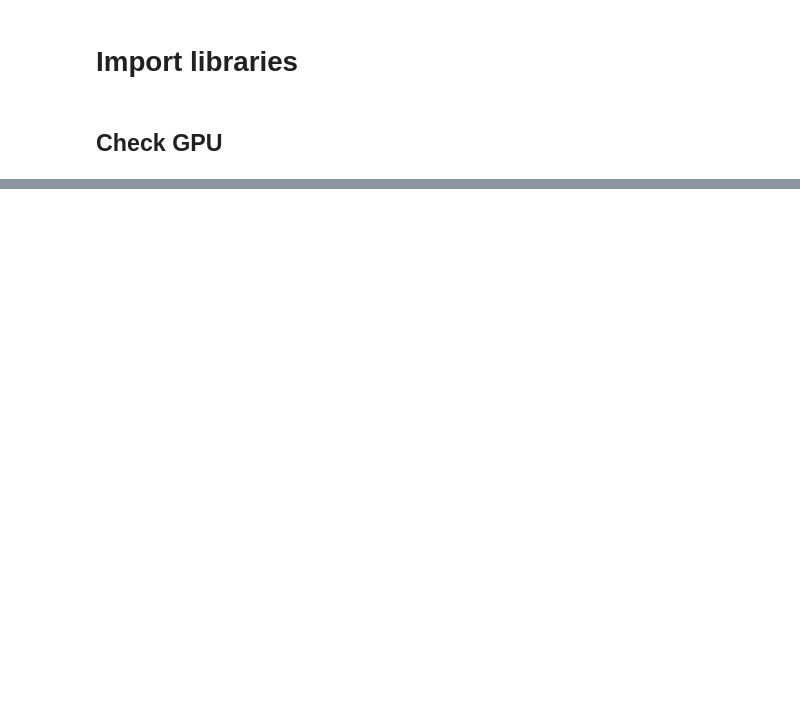
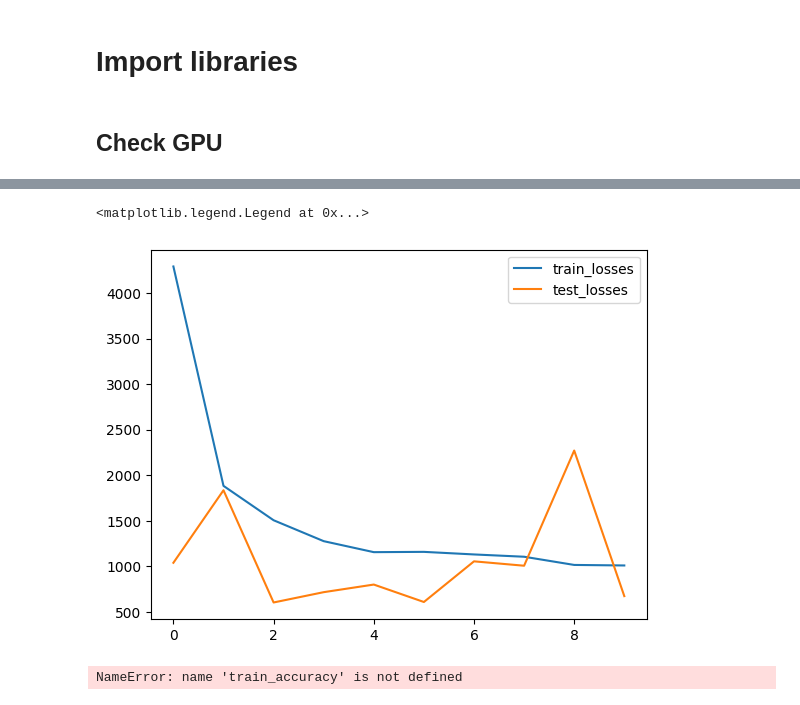
Before and after one commit to ThanhTu108/PyTorch, a Jupyter notebook: MLP/code_pytorch/1.softmax_fashioonMNIST_WoNorm_R0-255_lr1.ipynb, the cells around one changed output, grey strips where cells are left out. Cells and saved outputs as stored; diff of their text form; code cells hidden in the pictures; blank space fills up the shorter version.

```diff
--- a/MLP/code_pytorch/1.softmax_fashioonMNIST_WoNorm_R0-255_lr1.ipynb
+++ b/MLP/code_pytorch/1.softmax_fashioonMNIST_WoNorm_R0-255_lr1.ipynb
@@ -32,0 +183,18 @@ test_loader = torch.utils.data.DataLoader(testset,
+# %%
+import matplotlib.pyplot as plt
+
+
+plt.plot(train_losses, label='train_losses')
+plt.plot(test_losses, label='test_losses')
+plt.legend()
+# %% [output]
+<matplotlib.legend.Legend at 0x...>
+[figure, added]
+# %%
+import matplotlib.pyplot as plt
+
+plt.plot(train_accuracy, label='train_accuracy')
+plt.plot(test_accuracies, label='test_accuracy')
+plt.legend()
+# %% [output]
+NameError: name 'train_accuracy' is not defined
```
Also changed, not shown: parts of 17 cells of this notebook.
